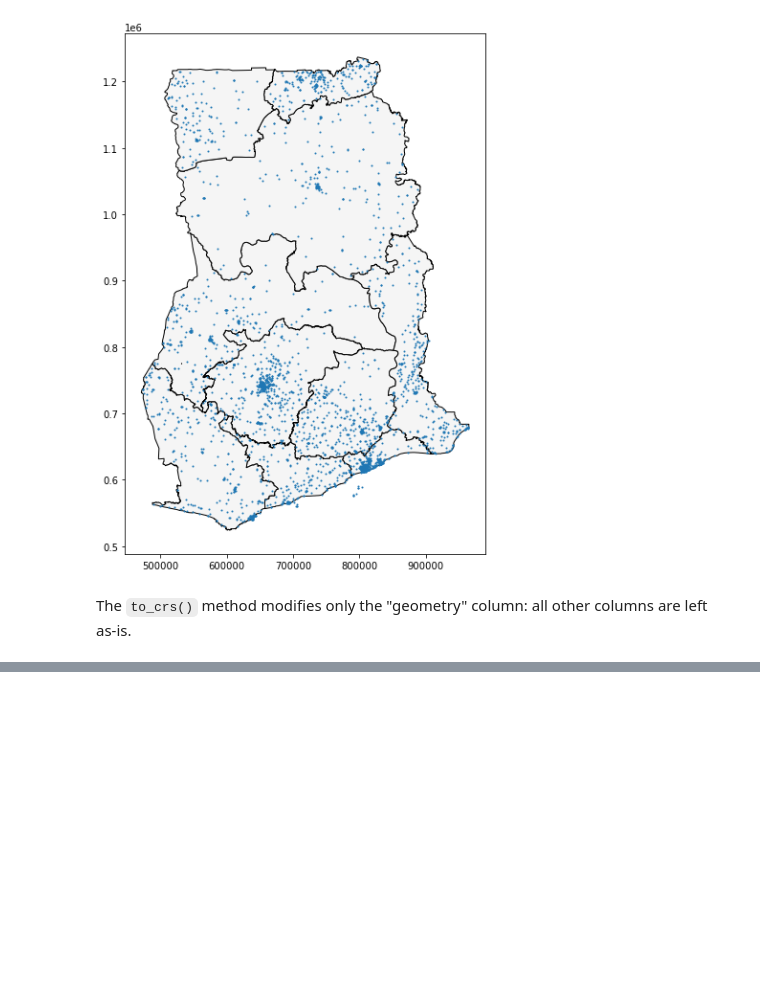
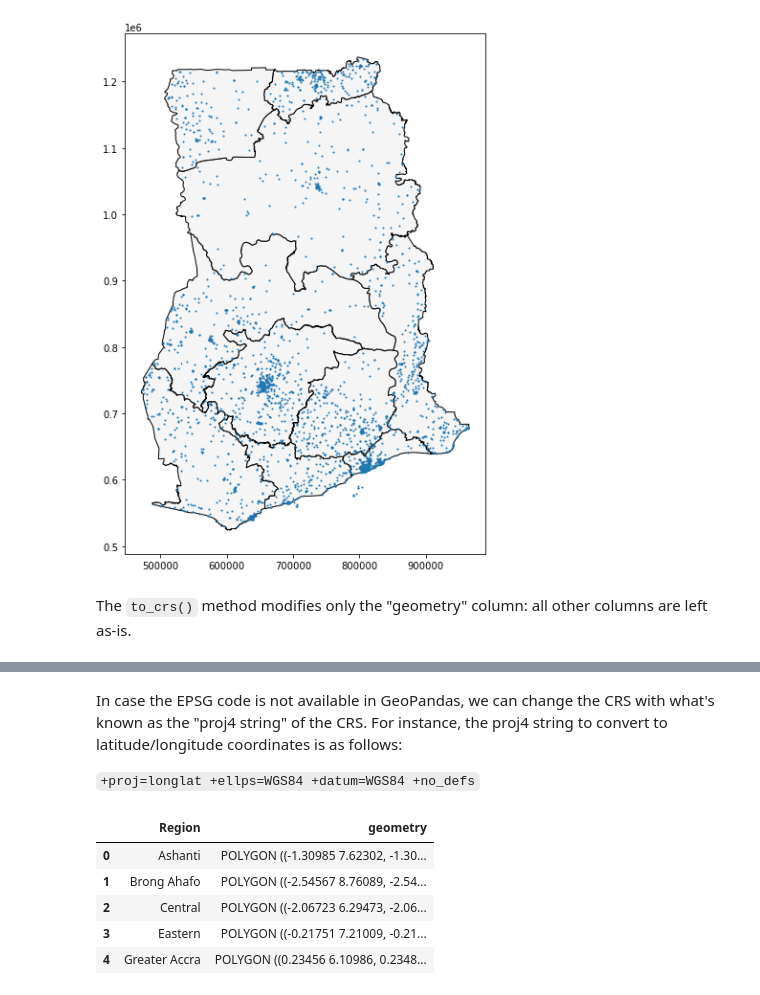
Before and after one commit to rfmergarejo/GIS_geoPandas_Folium, a Jupyter notebook: geopandas_tutorial.ipynb, the cells around one changed output, grey strips where cells are left out. Drawn from its saved outputs; the diff is of its cells as text; code cells hidden in the pictures; blank space fills up the shorter version.

```diff
--- a/geopandas_tutorial.ipynb
+++ b/geopandas_tutorial.ipynb
@@ -194,3 +203,17 @@ facilities.to_crs(epsg=32630).head()
 | 2 | Ashanti | Adansi North | Aboabo Health Centre | Health Centre | Aboabo No 2 | Government | 6.22393 | -1.34982 | POINT (682573.395 688243.477) |
 | 3 | Ashanti | Afigya-Kwabre | Aboabogya Health Centre | Health Centre | Aboabogya | Government | 6.84177 | -1.61098 | POINT (653484.490 756478.812) |
 | 4 | Ashanti | Kwabre | Aboaso Health Centre | Health Centre | Aboaso | Government | 6.84177 | -1.61098 | POINT (653484.490 756478.812) |
+# %% [markdown]
+In case the EPSG code is not available in GeoPandas, we can change the CRS with what's known as the "proj4 string" of the CRS. For instance, the proj4 string to convert to latitude/longitude coordinates is as follows:
+
+`+proj=longlat +ellps=WGS84 +datum=WGS84 +no_defs`
+# %%
+# Change the CRS to EPSG 4326
+regions.to_crs("+proj=longlat +ellps=WGS84 +datum=WGS84 +no_defs").head()
+# %% [output]
+|  | Region | geometry |
+| 0 | Ashanti | POLYGON ((-1.30985 7.62302, -1.30... |
+| 1 | Brong Ahafo | POLYGON ((-2.54567 8.76089, -2.54... |
+| 2 | Central | POLYGON ((-2.06723 6.29473, -2.06... |
+| 3 | Eastern | POLYGON ((-0.21751 7.21009, -0.21... |
+| 4 | Greater Accra | POLYGON ((0.23456 6.10986, 0.2348... |
```
Also changed, not shown: parts of 7 cells of this notebook, 2 other files.
